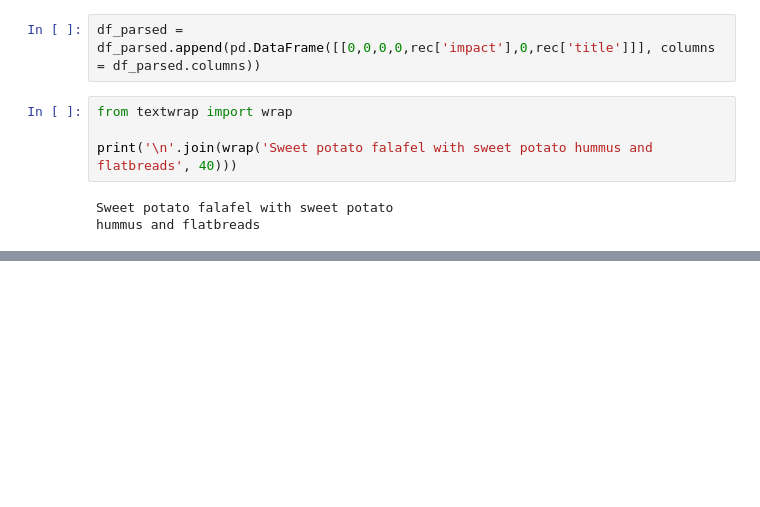
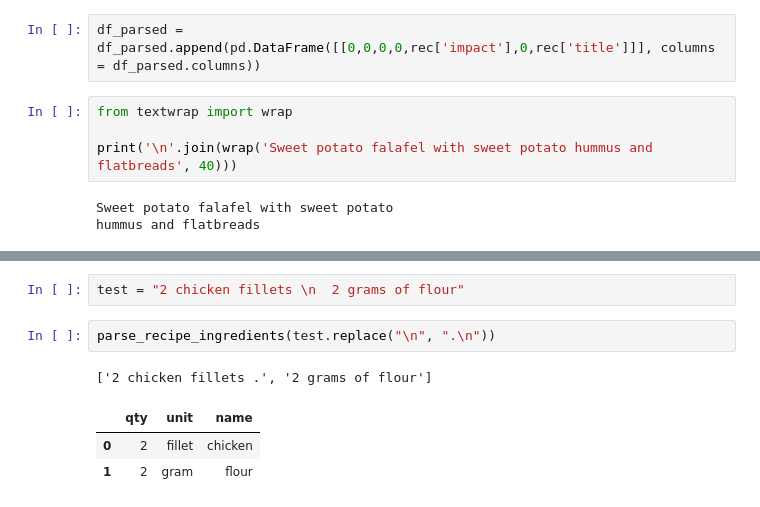
Before and after one commit to g-delrieu/greenr, a Jupyter notebook: greenr/Visualizer.ipynb, the cells around one changed output, grey strips where cells are left out. Saved outputs shown, nothing was run; the diff lists cells and outputs as text; blank space fills up the shorter version.

```diff
--- a/greenr/Visualizer.ipynb
+++ b/greenr/Visualizer.ipynb
@@ -453,0 +672,9 @@ hummus and flatbreads
+# %%
+test = "2 chicken fillets \n  2 grams of flour"
+# %%
+parse_recipe_ingredients(test.replace("\n", ".\n"))
+# %% [output]
+['2 chicken fillets .', '2 grams of flour']
+|  | qty | unit | name |
+| 0 | 2 | fillet | chicken |
+| 1 | 2 | gram | flour |
```
Also changed, not shown: parts of 5 cells of this notebook, 2 other files.
